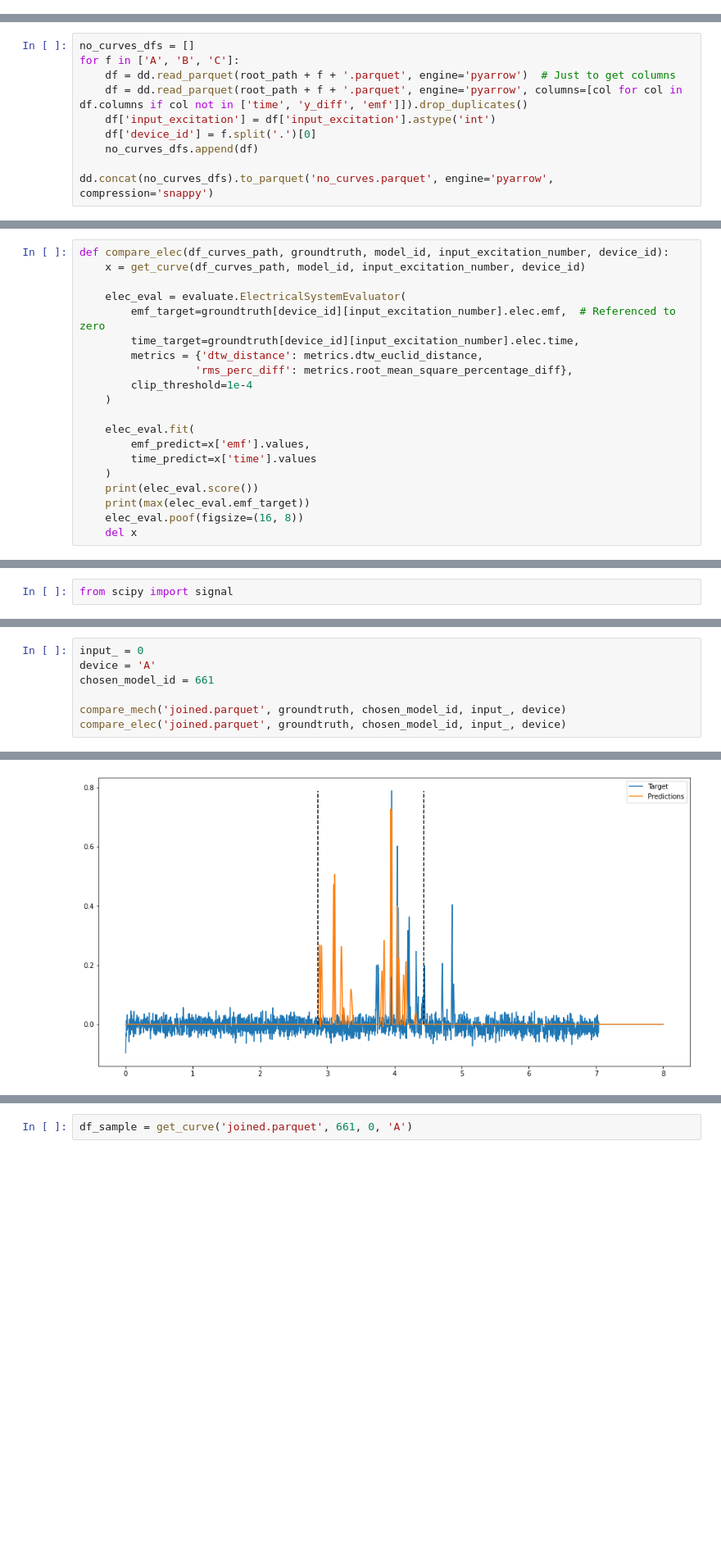
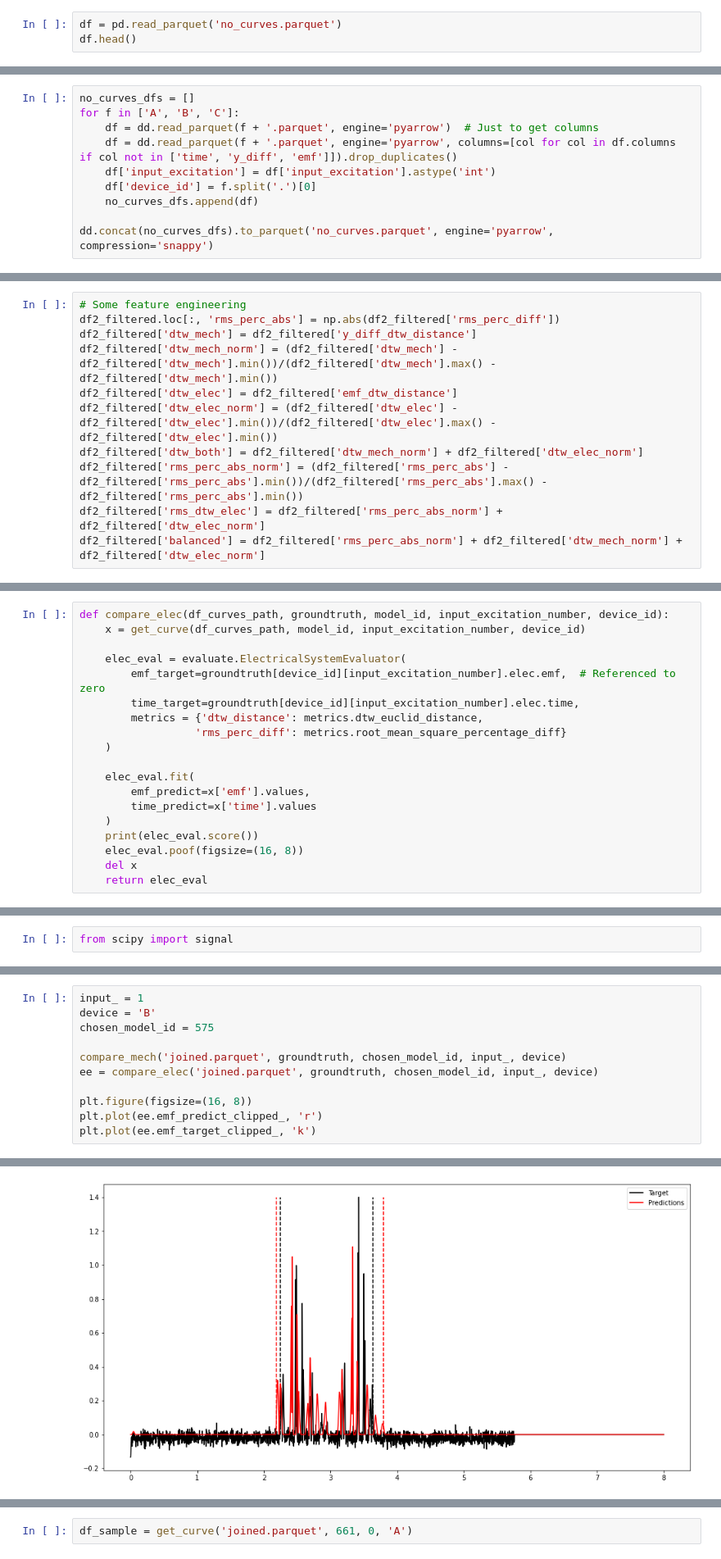
Before and after one commit to mnicstruwig/FlexibleFluxSimulator, a Jupyter notebook: experiments/2020-05-22-Analyze-Grid-Results.ipynb, the cells around one changed output, grey strips where cells are left out. Shown at 82% size. Cells and saved outputs as stored; diff of their text form; blank space fills up the shorter version.

```diff
--- a/experiments/2020-05-22-Analyze-Grid-Results.ipynb
+++ b/experiments/2020-05-22-Analyze-Grid-Results.ipynb
@@ -126,0 +14,3 @@ client
+# %%
+df = pd.read_parquet('no_curves.parquet')
+df.head()
@@ -127,8 +56,8 @@ client
 # %%
 no_curves_dfs = []
 for f in ['A', 'B', 'C']:
-    df = dd.read_parquet(root_path + f + '.parquet', engine='pyarrow')  # Just to get columns
-    df = dd.read_parquet(root_path + f + '.parquet', engine='pyarrow', columns=[col for col in df.columns if col not in ['time', 'y_diff', 'emf']]).drop_duplicates()
+    df = dd.read_parquet(f + '.parquet', engine='pyarrow')  # Just to get columns
+    df = dd.read_parquet(f + '.parquet', engine='pyarrow', columns=[col for col in df.columns if col not in ['time', 'y_diff', 'emf']]).drop_duplicates()
     df['input_excitation'] = df['input_excitation'].astype('int')
     df['device_id'] = f.split('.')[0]
     no_curves_dfs.append(df)
@@ -220,3 +112,14 @@ df2_filtered.loc[:, 'product'] = (
+# %%
+# Some feature engineering
+df2_filtered.loc[:, 'rms_perc_abs'] = np.abs(df2_filtered['rms_perc_diff'])
+df2_filtered['dtw_mech'] = df2_filtered['y_diff_dtw_distance']
+df2_filtered['dtw_mech_norm'] = (df2_filtered['dtw_mech'] - df2_filtered['dtw_mech'].min())/(df2_filtered['dtw_mech'].max() - df2_filtered['dtw_mech'].min())
+df2_filtered['dtw_elec'] = df2_filtered['emf_dtw_distance']
+df2_filtered['dtw_elec_norm'] = (df2_filtered['dtw_elec'] - df2_filtered['dtw_elec'].min())/(df2_filtered['dtw_elec'].max() - df2_filtered['dtw_elec'].min())
+df2_filtered['dtw_both'] = df2_filtered['dtw_mech_norm'] + df2_filtered['dtw_elec_norm']
+df2_filtered['rms_perc_abs_norm'] = (df2_filtered['rms_perc_abs'] - df2_filtered['rms_perc_abs'].min())/(df2_filtered['rms_perc_abs'].max() - df2_filtered['rms_perc_abs'].min())
+df2_filtered['rms_dtw_elec'] = df2_filtered['rms_perc_abs_norm'] + df2_filtered['dtw_elec_norm']
+df2_filtered['balanced'] = df2_filtered['rms_perc_abs_norm'] + df2_filtered['dtw_mech_norm'] + df2_filtered['dtw_elec_norm']
 # %%
 df2_filtered = df2_filtered.reset_index(drop=True)
 df2_filtered.head()
@@ -637,8 +573,7 @@ def compare_elec(df_curves_path, groundtruth, model_id, input_excitation_number,
         emf_target=groundtruth[device_id][input_excitation_number].elec.emf,  # Referenced to zero
         time_target=groundtruth[device_id][input_excitation_number].elec.time,
         metrics = {'dtw_distance': metrics.dtw_euclid_distance,
-                  'rms_perc_diff': metrics.root_mean_square_percentage_diff},
-        clip_threshold=1e-4
+                  'rms_perc_diff': metrics.root_mean_square_percentage_diff}
     )
 
     elec_eval.fit(
@@ -646,6 +581,6 @@ def compare_elec(df_curves_path, groundtruth, model_id, input_excitation_number,
         time_predict=x['time'].values
     )
     print(elec_eval.score())
-    print(max(elec_eval.emf_target))
     elec_eval.poof(figsize=(16, 8))
     del x
+    return elec_eval
@@ -667,8 +589,12 @@ array([ 1,  4, 10, 18, 25, 28, 25, 18, 10,  4,  1])
 # %%
-input_ = 0
-device = 'A'
-chosen_model_id = 661
+input_ = 1
+device = 'B'
+chosen_model_id = 575
 
 compare_mech('joined.parquet', groundtruth, chosen_model_id, input_, device)
-compare_elec('joined.parquet', groundtruth, chosen_model_id, input_, device)
+ee = compare_elec('joined.parquet', groundtruth, chosen_model_id, input_, device)
+
+plt.figure(figsize=(16, 8))
+plt.plot(ee.emf_predict_clipped_, 'r')
+plt.plot(ee.emf_target_clipped_, 'k')
 # %% [output]
@@ -679 +604 @@ compare_elec('joined.parquet', groundtruth, chosen_model_id, input_, device)
-[figure, old version]
+[figure, new version]
```
Also changed, not shown: parts of 86 cells of this notebook, 10 other files.
